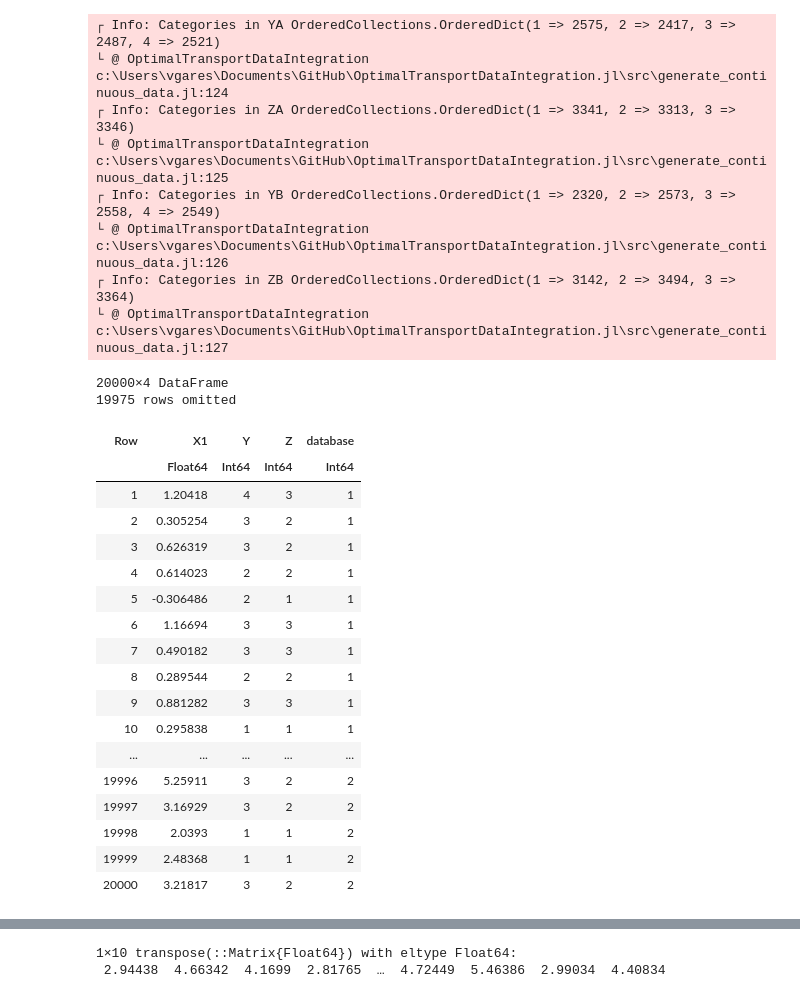
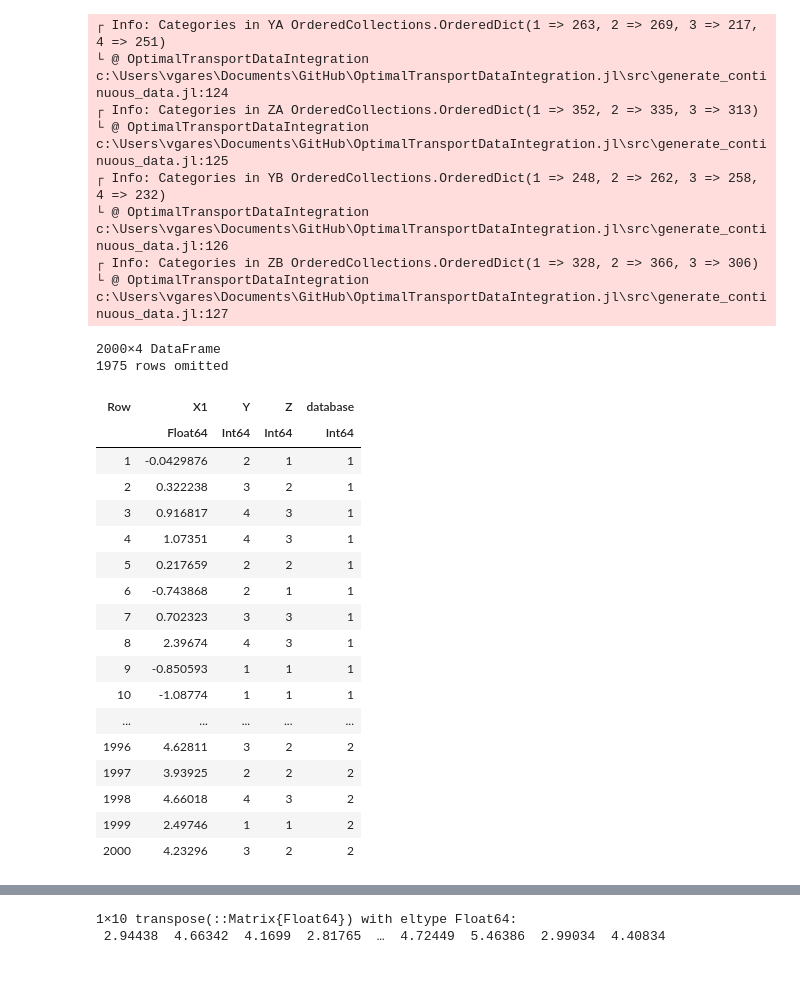
Before and after one commit to otrecoding/OptimalTransportDataIntegration.jl, a Jupyter notebook: examples/exemple_pour_comprendre.ipynb, the cells around one changed output, grey strips where cells are left out. Cells and saved outputs as stored; diff of their text form; code cells hidden in the pictures.

```diff
--- a/examples/exemple_pour_comprendre.ipynb
+++ b/examples/exemple_pour_comprendre.ipynb
@@ -9,45 +10,45 @@ using Flux
 # %%
-params = DataParameters(nA = 10,
-    nB = 10,
+params = DataParameters(nA = 1000,
+    nB = 1000,
     mA = [0.0],
     mB = [4.0],
     covA = ones(1,1),
     covB = ones(1,1),
     aA = [1.0],
     aB = [1.0],
-    r2 = 0.6)
+    r2 = 0.9)
 
 rng = ContinuousDataGenerator(params; scenario = 2)
 data = generate(rng)
 # %% [output]
-┌ Info: Categories in YA OrderedCollections.OrderedDict(1 => 2575, 2 => 2417, 3 => 2487, 4 => 2521)
+┌ Info: Categories in YA OrderedCollections.OrderedDict(1 => 263, 2 => 269, 3 => 217, 4 => 251)
 └ @ OptimalTransportDataIntegration c:\Users\vgares\Documents\GitHub\OptimalTransportDataIntegration.jl\src\generate_continuous_data.jl:124
-┌ Info: Categories in ZA OrderedCollections.OrderedDict(1 => 3341, 2 => 3313, 3 => 3346)
+┌ Info: Categories in ZA OrderedCollections.OrderedDict(1 => 352, 2 => 335, 3 => 313)
 └ @ OptimalTransportDataIntegration c:\Users\vgares\Documents\GitHub\OptimalTransportDataIntegration.jl\src\generate_continuous_data.jl:125
-┌ Info: Categories in YB OrderedCollections.OrderedDict(1 => 2320, 2 => 2573, 3 => 2558, 4 => 2549)
+┌ Info: Categories in YB OrderedCollections.OrderedDict(1 => 248, 2 => 262, 3 => 258, 4 => 232)
 └ @ OptimalTransportDataIntegration c:\Users\vgares\Documents\GitHub\OptimalTransportDataIntegration.jl\src\generate_continuous_data.jl:126
-┌ Info: Categories in ZB OrderedCollections.OrderedDict(1 => 3142, 2 => 3494, 3 => 3364)
+┌ Info: Categories in ZB OrderedCollections.OrderedDict(1 => 328, 2 => 366, 3 => 306)
 └ @ OptimalTransportDataIntegration c:\Users\vgares\Documents\GitHub\OptimalTransportDataIntegration.jl\src\generate_continuous_data.jl:127
-20000×4 DataFrame
-19975 rows omitted
+2000×4 DataFrame
+1975 rows omitted
 | Row | X1 | Y | Z | database |
 |  | Float64 | Int64 | Int64 | Int64 |
-| 1 | 1.20418 | 4 | 3 | 1 |
-| 2 | 0.305254 | 3 | 2 | 1 |
-| 3 | 0.626319 | 3 | 2 | 1 |
-| 4 | 0.614023 | 2 | 2 | 1 |
-| 5 | -0.306486 | 2 | 1 | 1 |
-| 6 | 1.16694 | 3 | 3 | 1 |
-| 7 | 0.490182 | 3 | 3 | 1 |
-| 8 | 0.289544 | 2 | 2 | 1 |
-| 9 | 0.881282 | 3 | 3 | 1 |
-| 10 | 0.295838 | 1 | 1 | 1 |
+| 1 | -0.0429876 | 2 | 1 | 1 |
+| 2 | 0.322238 | 3 | 2 | 1 |
+| 3 | 0.916817 | 4 | 3 | 1 |
+| 4 | 1.07351 | 4 | 3 | 1 |
+| 5 | 0.217659 | 2 | 2 | 1 |
+| 6 | -0.743868 | 2 | 1 | 1 |
+| 7 | 0.702323 | 3 | 3 | 1 |
+| 8 | 2.39674 | 4 | 3 | 1 |
+| 9 | -0.850593 | 1 | 1 | 1 |
+| 10 | -1.08774 | 1 | 1 | 1 |
 | ... | ... | ... | ... | ... |
-| 19996 | 5.25911 | 3 | 2 | 2 |
-| 19997 | 3.16929 | 3 | 2 | 2 |
-| 19998 | 2.0393 | 1 | 1 | 2 |
-| 19999 | 2.48368 | 1 | 1 | 2 |
-| 20000 | 3.21817 | 3 | 2 | 2 |
+| 1996 | 4.62811 | 3 | 2 | 2 |
+| 1997 | 3.93925 | 2 | 2 | 2 |
+| 1998 | 4.66018 | 4 | 3 | 2 |
+| 1999 | 2.49746 | 1 | 1 | 2 |
+| 2000 | 4.23296 | 3 | 2 | 2 |
 # %%
 dba = subset(data, :database => ByRow(==(1)))
 dbb = subset(data, :database => ByRow(==(2)))
```
Also changed, not shown: parts of 15 cells of this notebook, 8 other files.
